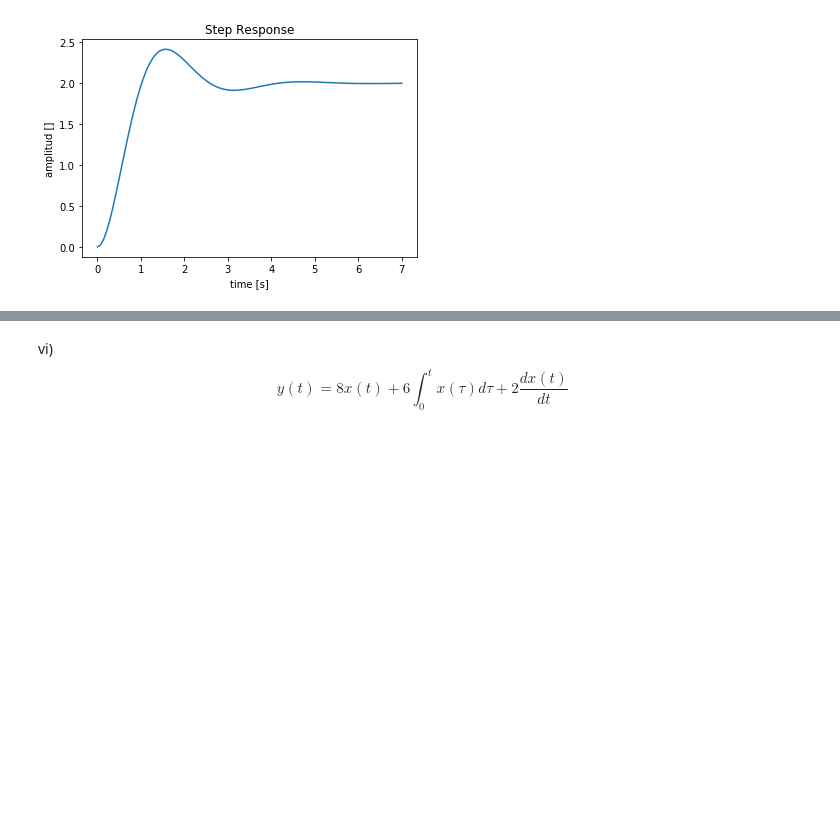
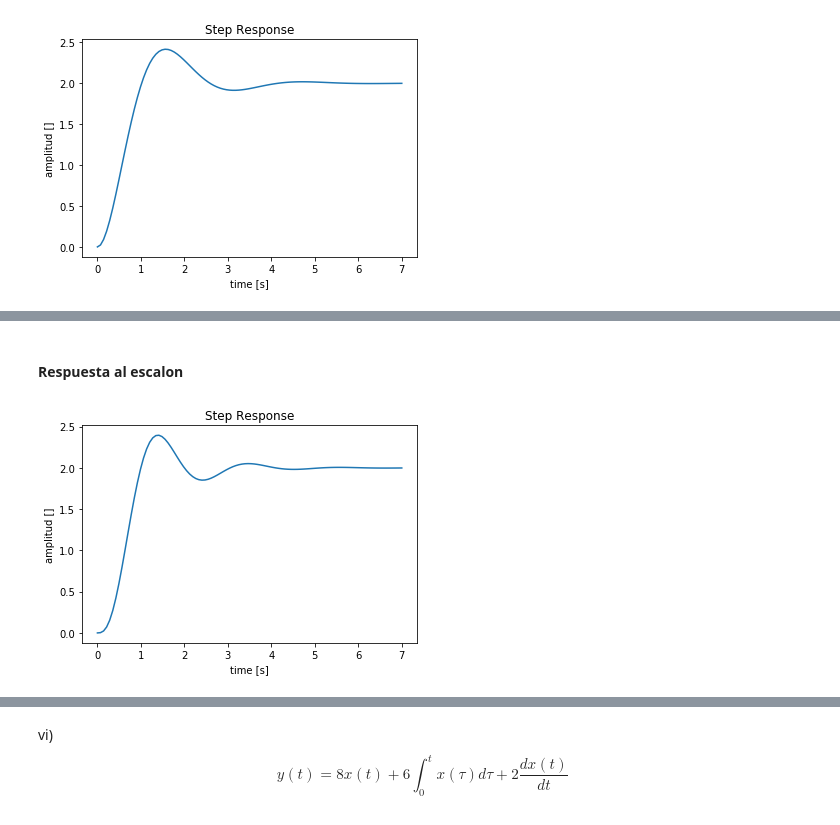
Before and after one commit to ordonezt/TP1-Control, a Jupyter notebook: TP1Notebook.ipynb, the cells around one changed output, grey strips where cells are left out. Cells and saved outputs as stored; diff of their text form; code cells hidden in the pictures; blank space fills up the shorter version.

```diff
--- a/TP1Notebook.ipynb
+++ b/TP1Notebook.ipynb
@@ -102,0 +123,11 @@ ax.set(xlabel='time [s]', ylabel='amplitud []', title='Step Response');
+# %% [markdown]
+#### Respuesta al escalon
+# %%
+t, y = control.step_response(tf1)
+#plt.plot(t, y, label= "time");
+fig, ax = plt.subplots()
+ax.plot(t, y)
+
+ax.set(xlabel='time [s]', ylabel='amplitud []', title='Step Response');
+# %% [output]
+[figure, added]
```
Also changed, not shown: parts of 63 cells of this notebook.
